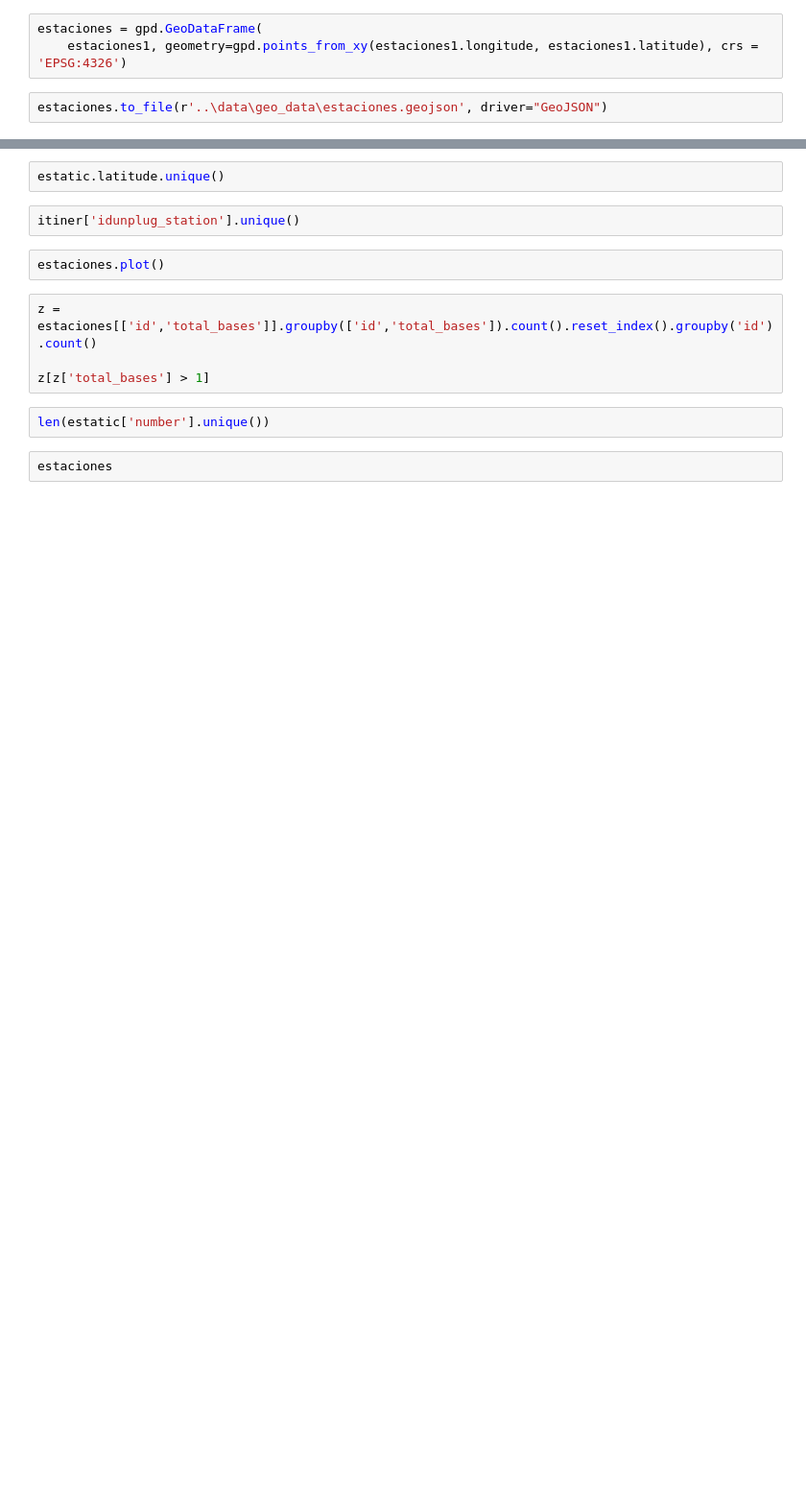
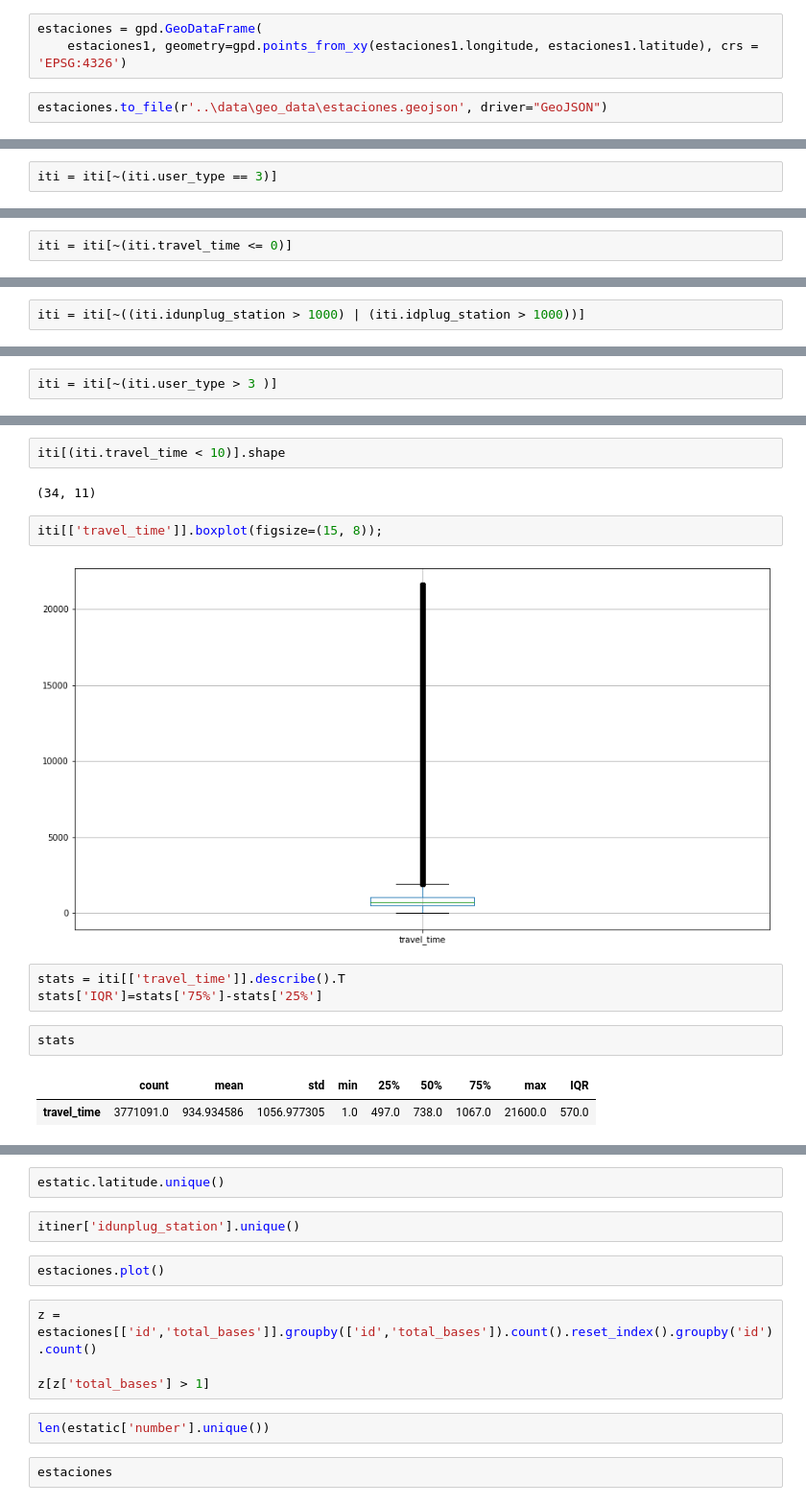
Before and after one commit to AaronNebreda/biciMAD_analysis, a Jupyter notebook: src/Untitled.ipynb, the cells around one changed output, grey strips where cells are left out. Shown: that part at 96% size. Drawn from its saved outputs; the diff is of its cells as text; blank space fills up the shorter version.

```diff
--- a/src/Untitled.ipynb
+++ b/src/Untitled.ipynb
@@ -234,0 +290,2 @@ estatic.to_csv(r'..\data\geo_data\estatic.csv', index=False)
+# %%
+iti = iti[~(iti.user_type == 3)]
@@ -234,0 +317,2 @@ estatic.to_csv(r'..\data\geo_data\estatic.csv', index=False)
+# %%
+iti = iti[~(iti.travel_time <= 0)]
@@ -234,0 +330,2 @@ estatic.to_csv(r'..\data\geo_data\estatic.csv', index=False)
+# %%
+iti = iti[~((iti.idunplug_station > 1000) | (iti.idplug_station > 1000))]
@@ -234,0 +338,2 @@ estatic.to_csv(r'..\data\geo_data\estatic.csv', index=False)
+# %%
+iti = iti[~(iti.user_type > 3 )]
@@ -234,0 +351,16 @@ estatic.to_csv(r'..\data\geo_data\estatic.csv', index=False)
+# %%
+iti[(iti.travel_time < 10)].shape
+# %% [output]
+(34, 11)
+# %%
+iti[['travel_time']].boxplot(figsize=(15, 8));
+# %% [output]
+[figure, added]
+# %%
+stats = iti[['travel_time']].describe().T
+stats['IQR']=stats['75%']-stats['25%']
+# %%
+stats
+# %% [output]
+|  | count | mean | std | min | 25% | 50% | 75% | max | IQR |
+| travel_time | 3771091.0 | 934.934586 | 1056.977305 | 1.0 | 497.0 | 738.0 | 1067.0 | 21600.0 | 570.0 |
```
Also changed, not shown: parts of 60 cells of this notebook, 1 other file.
